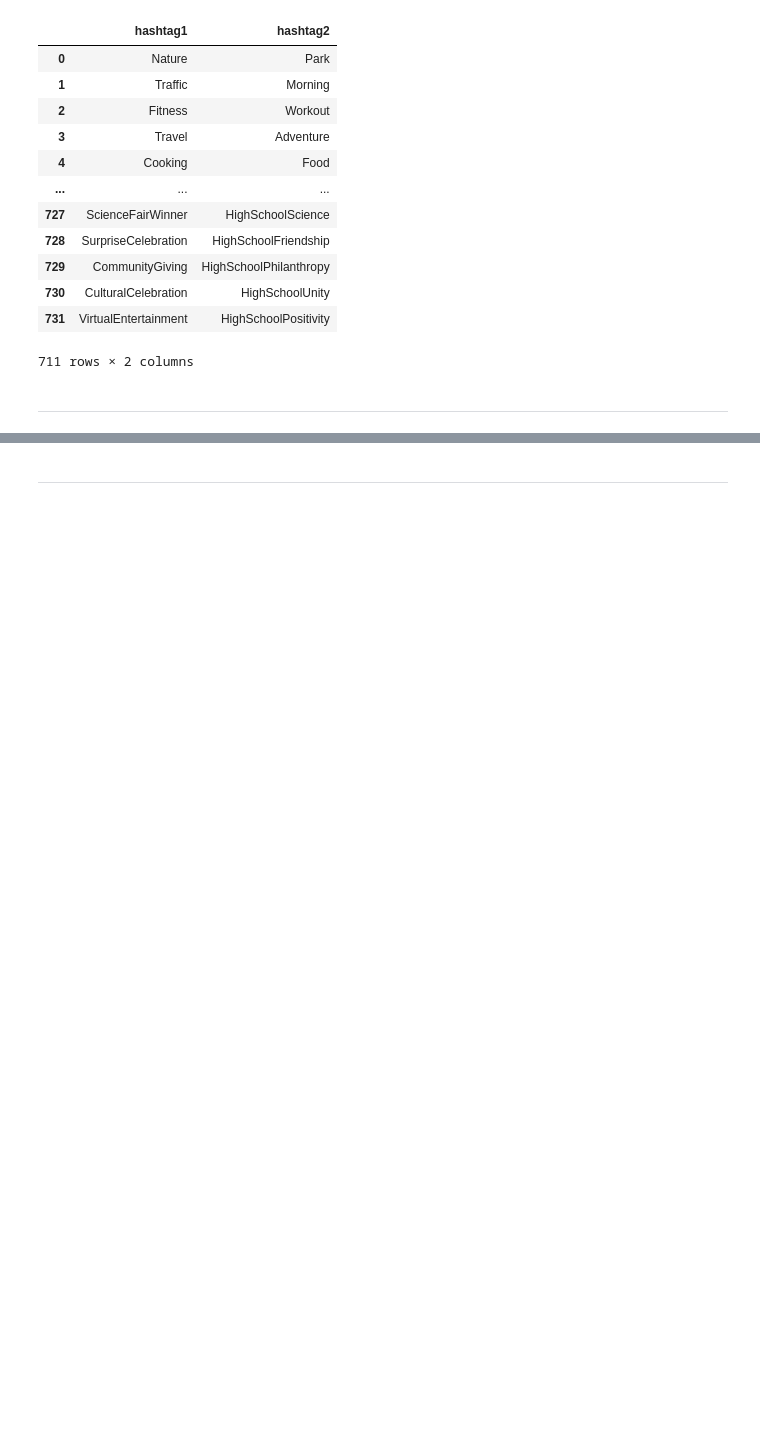
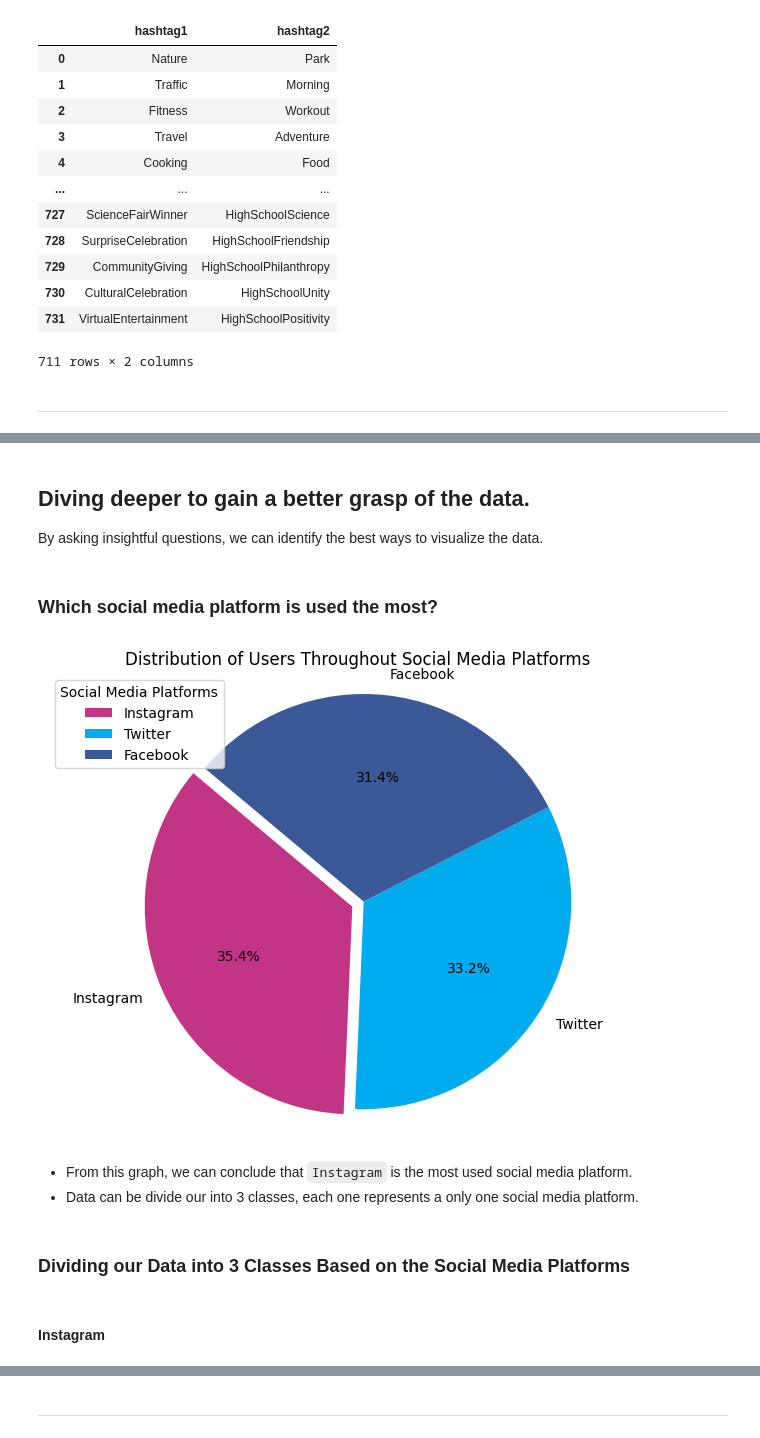
Before and after one commit to Social-Media-Sentiment-Analysis/NLP-Project, a Jupyter notebook: Social_Media_Sentiment_Analysis_Project.ipynb, the cells around one changed output, grey strips where cells are left out. Saved outputs shown, nothing was run; the diff lists cells and outputs as text; code cells hidden in the pictures; blank space fills up the shorter version.

Commit message:
Finished the Exploratory Data Analysis (EDA) phase

```diff
--- a/Social_Media_Sentiment_Analysis_Project.ipynb
+++ b/Social_Media_Sentiment_Analysis_Project.ipynb
@@ -423,0 +458,27 @@ Assigned to: Amany/Rehab
+# %% [markdown]
+## Diving deeper to gain a better grasp of the data.
+By asking insightful questions, we can identify the best ways to visualize the data.
+# %% [markdown]
+### Which social media platform is used the most?
+# %%
+source_counts = df['Source'].value_counts().sort_values(ascending=False)
+
+total_users = source_counts.sum()
+colors = {'Facebook': '#3B5998', 'Twitter': '#00ACEE', 'Instagram': '#C13584'}
+plt.figure(figsize=(8, 6))
+plt.pie(source_counts, labels=source_counts.index, autopct="%1.1f%%", startangle=140,explode=[0.06, 0, 0], colors=[colors[platform] for platform in source_counts.index])
+
+plt.title('Distribution of Users Throughout Social Media Platforms')
+plt.legend(title='Social Media Platforms')
+
+plt.axis('equal')
+plt.show()
+# %% [output]
+[figure, added]
+# %% [markdown]
+- From this graph, we can conclude that `Instagram` is the most used social media platform.
+- Data can be divide our into 3 classes, each one represents a only one social media platform.
+# %% [markdown]
+### Dividing our Data into 3 Classes Based on the Social Media Platforms
+# %% [markdown]
+#### Instagram
```
Also changed, not shown: parts of 80 cells of this notebook.
